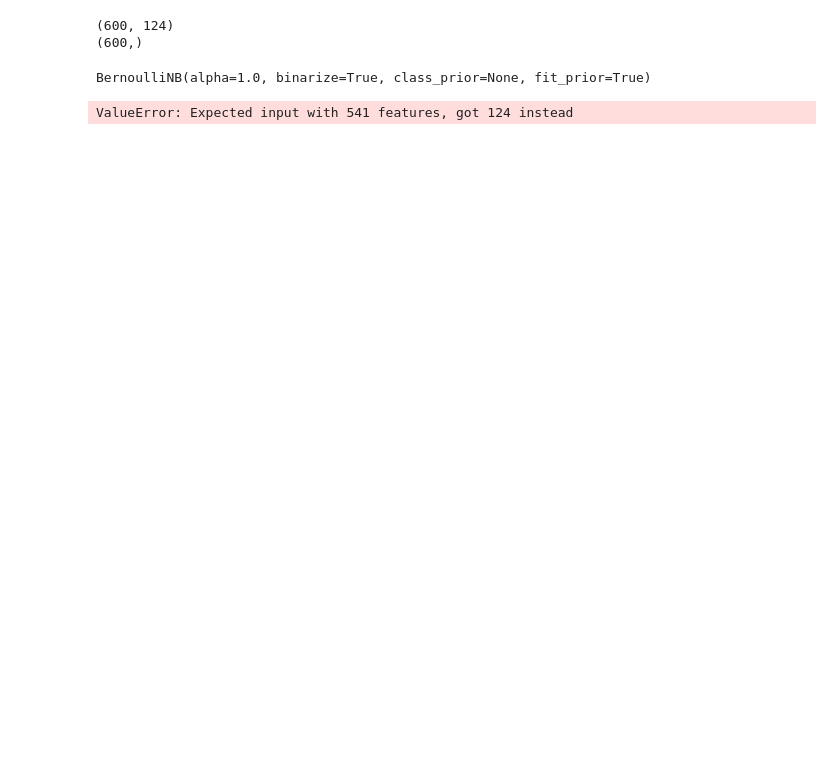
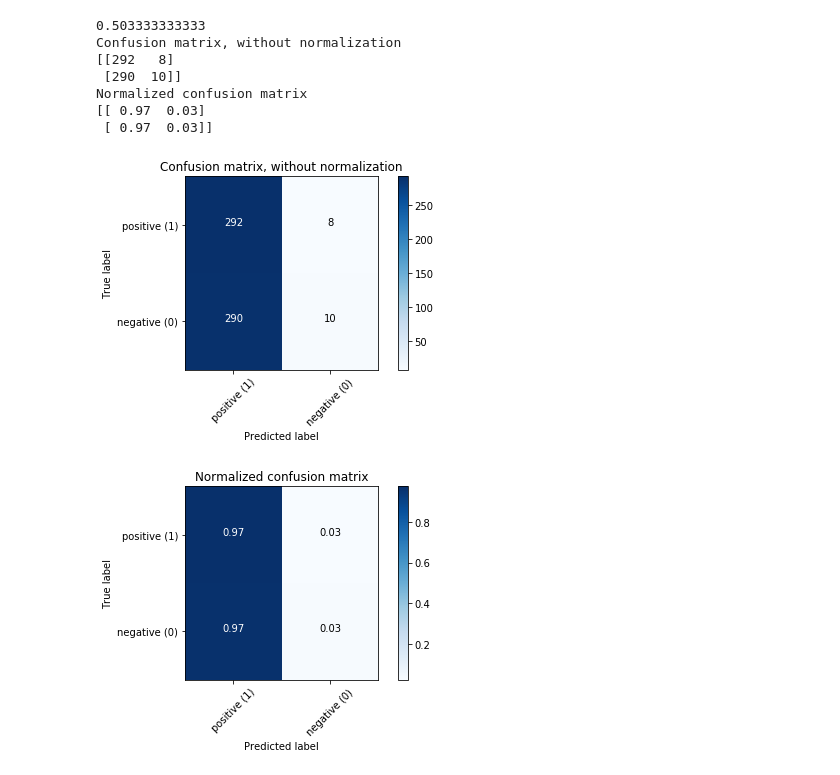
Before and after one commit to sar-var/424_exercise1, a Jupyter notebook: exercise1.ipynb, the cells around one changed output. Cells and saved outputs as stored; diff of their text form; code cells hidden in the pictures; blank space fills up the shorter version.

Commit message:
Added confusion matrices!

```diff
--- a/exercise1.ipynb
+++ b/exercise1.ipynb
@@ -17,11 +29,5 @@ from sklearn.metrics import accuracy_score
 X_train = np.loadtxt(open("train/out_bag_of_words_5.csv", "rb"), delimiter=",", skiprows=0)
 y_train = np.loadtxt(open("train/out_classes_5.txt", "rb"), delimiter=",", skiprows=0)
 
-X_test  = np.loadtxt(open("test/out_bag_of_words_5.csv", "rb"), delimiter=",", skiprows=0)
-y_test  = np.loadtxt(open("test/out_classes_5.txt", "rb"), delimiter=",", skiprows=0)
-
-print(X_test.shape)
-print(y_test.shape)
+X_test  = np.loadtxt(open("test/out_bag_of_words_0.csv", "rb"), delimiter=",", skiprows=0)
+y_test  = np.loadtxt(open("test/out_classes_0.txt", "rb"), delimiter=",", skiprows=0)
-# %% [output]
-(600, 124)
-(600,)
@@ -35,15 +73,40 @@ print(y_test.shape)
+# %%
+def make_confusion_matrix(y_test, y_pred):
+
+    # Compute confusion matrix
+    cnf_matrix = confusion_matrix(y_test, y_pred)
+    np.set_printoptions(precision=2)
+
+    # Plot non-normalized confusion matrix
+    plt.figure()
+    plot_confusion_matrix(cnf_matrix, classes=class_names,
+                          title='Confusion matrix, without normalization')
+
+    # Plot normalized confusion matrix
+    plt.figure()
+    plot_confusion_matrix(cnf_matrix, classes=class_names, normalize=True,
+                          title='Normalized confusion matrix')
+
+    plt.show()
 # %%
 BernNB = BernoulliNB(binarize = True)
 BernNB.fit(X_train, y_train)
-print(BernNB)
+#print(BernNB)
 
 y_expect = y_test
 y_pred = BernNB.predict(X_test)
 print(accuracy_score(y_expect,y_pred))
-print(y_pred)
+make_confusion_matrix(y_test, y_pred)
 # %% [output]
-BernoulliNB(alpha=1.0, binarize=True, class_prior=None, fit_prior=True)
+0.503333333333
+Confusion matrix, without normalization
+[[292   8]
+ [290  10]]
+Normalized confusion matrix
+[[ 0.97  0.03]
+ [ 0.97  0.03]]
-ValueError: Expected input with 541 features, got 124 instead
+[figure, added]
+[figure, added]
 # %%
 MultiNB = MultinomialNB()
 MultiNB.fit(X_train, y_train)
```
Also changed, not shown: parts of 7 cells of this notebook, 7 other files.
